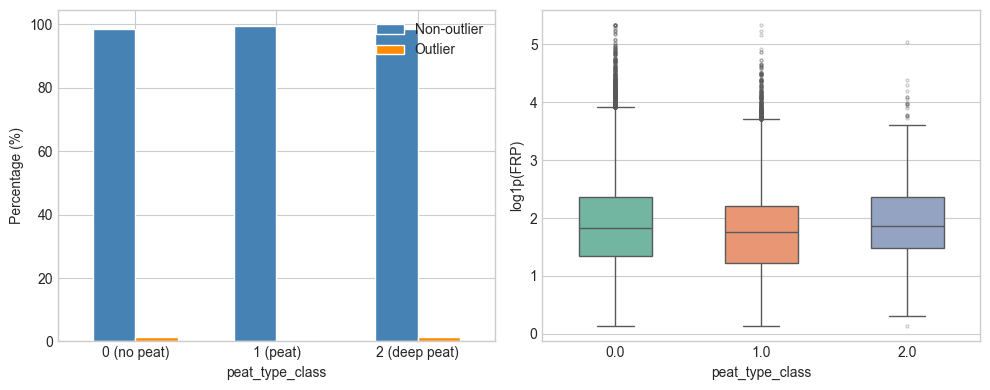
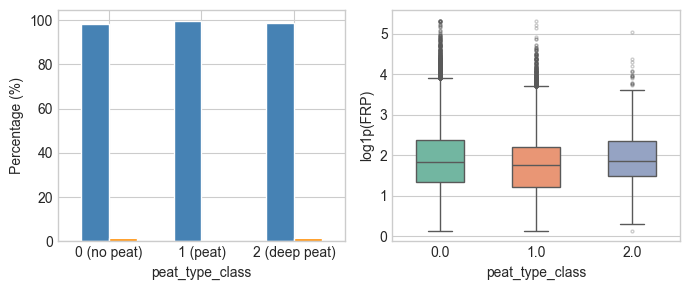
The change to this notebook cell's code, shown as a diff; its figure went from the first image to the second:
--- before
+++ after
@@ -1,3 +1,3 @@
-fig, axes = plt.subplots(1, 2, figsize=(10, 4))
+fig, axes = plt.subplots(1, 2, figsize=(7, 3))
 
 # Left: peat_type_class distribution — outliers vs non-outliers
@@ -6,9 +6,8 @@
 
 peat_outlier_pct.plot(kind='bar', ax=axes[0], color=['steelblue', 'darkorange'],
-                      width=0.6, edgecolor='white')
+                      width=0.6, edgecolor='white', legend=False)
 axes[0].set_xlabel('peat_type_class')
 axes[0].set_ylabel('Percentage (%)')
 axes[0].set_xticklabels(['0 (no peat)', '1 (peat)', '2 (deep peat)'], rotation=0)
-axes[0].legend(['Non-outlier', 'Outlier'])
 
 # Right: box plot of frp_log1p by peat_type_class

Commit: style(eda): compact figure sizing across plots